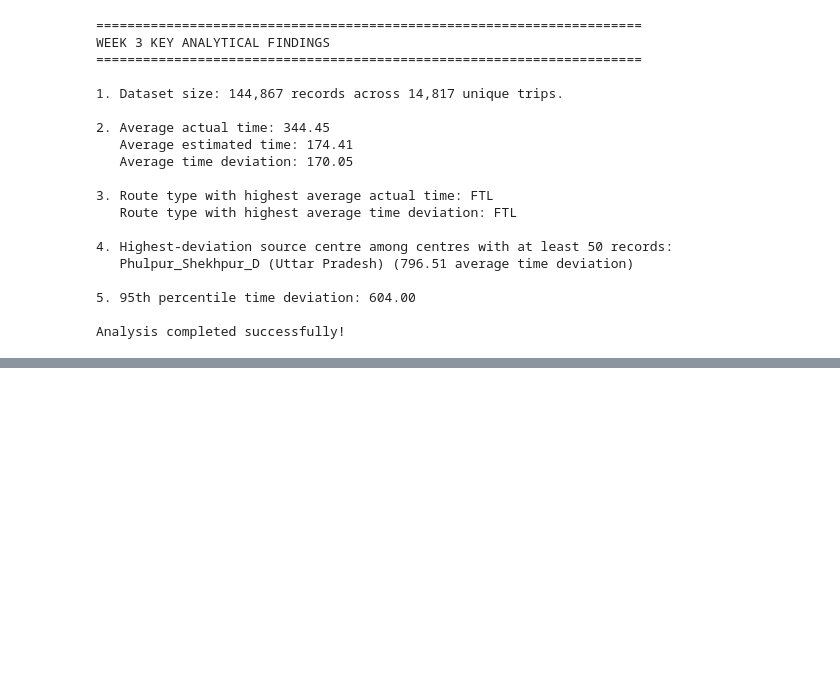
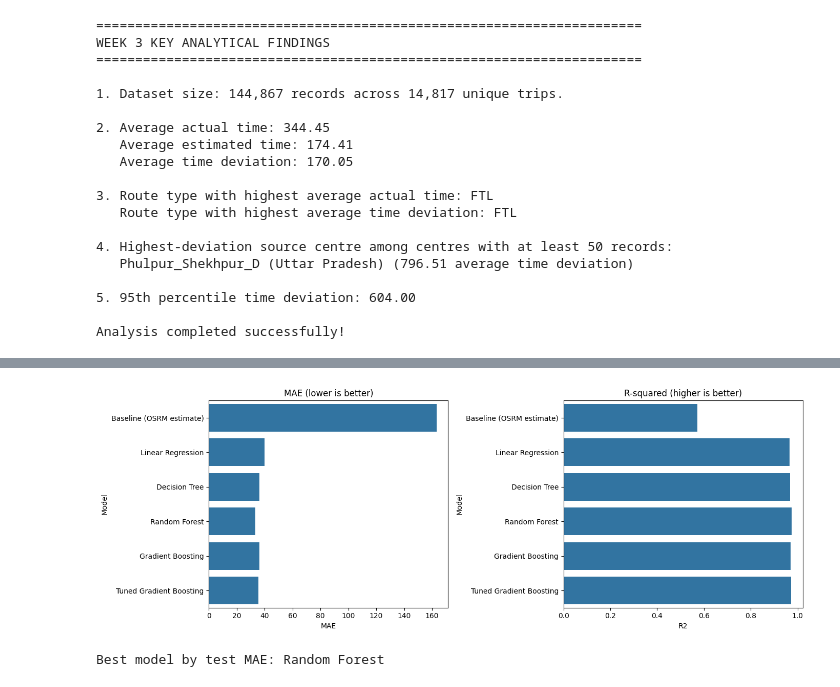
Before and after one commit to madupusanjana/logistics-data-analysis-internship, a Jupyter notebook: logistics_analysis.ipynb, the cells around one changed output, grey strips where cells are left out. Drawn from its saved outputs; the diff is of its cells as text; code cells hidden in the pictures; blank space fills up the shorter version.

```diff
--- a/logistics_analysis.ipynb
+++ b/logistics_analysis.ipynb
@@ -2765,0 +2790,9 @@ Analysis completed successfully!
+# %%
+from google.colab import files
+uploaded = files.upload()
+
+file_name = list(uploaded.keys())[0]
+df = pd.read_csv(file_name)
+
+print("Shape:", df.shape)
+display(df.head())
@@ -2765,0 +2936,26 @@ Analysis completed successfully!
+# %%
+param_dist = {
+    "model__learning_rate": [0.03, 0.05, 0.1, 0.2],
+    "model__max_iter": [100, 200, 300],
+    "model__max_depth": [None, 6, 10],
+    "model__min_samples_leaf": [20, 50, 100],
+    "model__l2_regularization": [0, 0.1, 1.0]
+}
+
+search = RandomizedSearchCV(
+    models["Gradient Boosting"], param_dist, n_iter=10,
+    scoring="neg_mean_absolute_error", cv=GroupKFold(n_splits=3),
+    random_state=42, n_jobs=-1, verbose=1
+)
+search.fit(X_train, y_train, groups=groups_train)
+
+print("Best parameters:", search.best_params_)
+print("Best CV MAE:", round(-search.best_score_, 3))
+
+best_model = search.best_estimator_
+pred_best = best_model.predict(X_test)
+predictions["Tuned Gradient Boosting"] = pred_best
+results.append(evaluate("Tuned Gradient Boosting", y_test, pred_best))
+
+results_table = pd.DataFrame(results).round(3)
+display(results_table)
@@ -2765,0 +2973,19 @@ Analysis completed successfully!
+# %%
+plot_df = results_table.copy()
+
+fig, ax = plt.subplots(1, 2, figsize=(14, 5))
+sns.barplot(data=plot_df, y="Model", x="MAE", ax=ax[0]);  ax[0].set_title("MAE (lower is better)")
+sns.barplot(data=plot_df, y="Model", x="R2", ax=ax[1]);   ax[1].set_title("R-squared (higher is better)")
+plt.tight_layout()
+plt.savefig("/content/week4_visualizations/model_comparison.png", dpi=300, bbox_inches="tight")
+plt.show()
+# %% [output]
+[figure, added]
+# %%
+best_name = results_table.iloc[1:].sort_values("MAE").iloc[0]["Model"]
+print("Best model by test MAE:", best_name)
+
+pred_best = predictions[best_name]
+best_model = search.best_estimator_ if best_name == "Tuned Gradient Boosting" else models[best_name]
+# %% [output]
+Best model by test MAE: Random Forest
```
Also changed, not shown: parts of 17 cells of this notebook.
